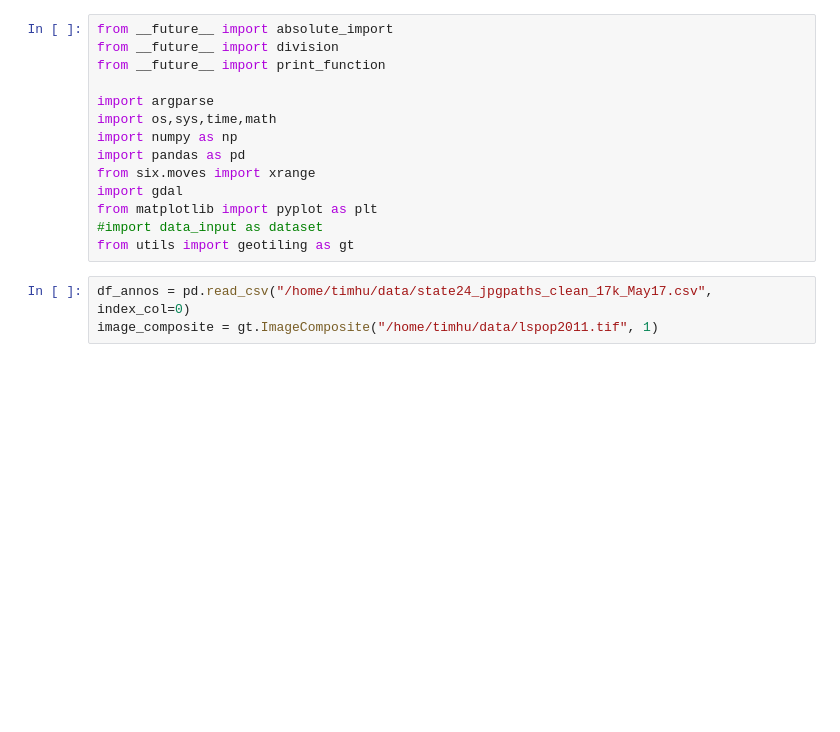
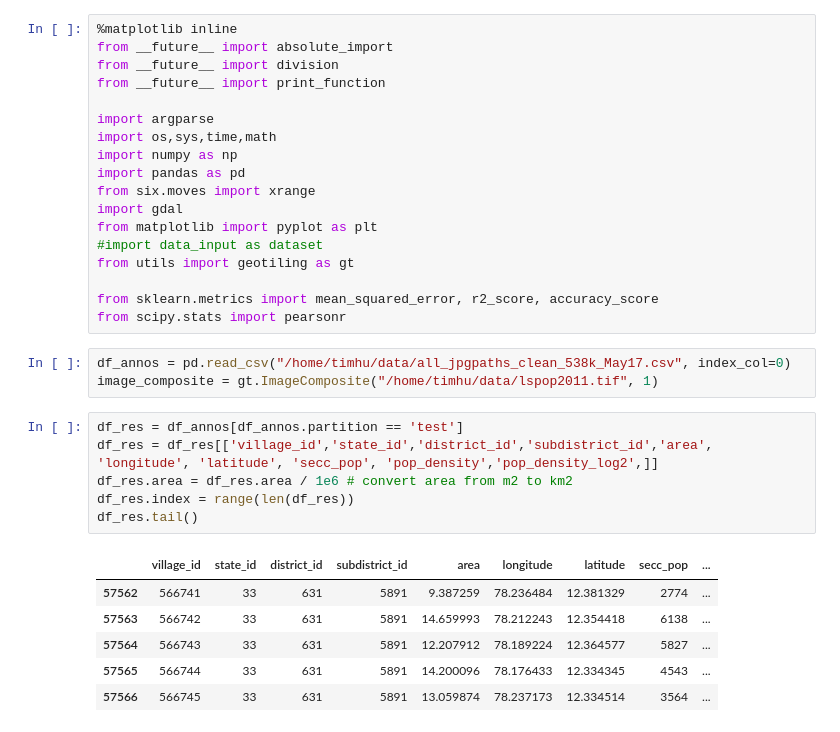
Before and after one commit to huwenjie333/cnn-population-mapping, a Jupyter notebook: code/LandScan_comparison.ipynb, the cells around one changed output. Drawn from its saved outputs; the diff is of its cells as text; blank space fills up the shorter version.

```diff
--- a/code/LandScan_comparison.ipynb
+++ b/code/LandScan_comparison.ipynb
@@ -1,4 +1,5 @@
 # %%
+%matplotlib inline
 from __future__ import absolute_import
 from __future__ import division
 from __future__ import print_function
@@ -12,6 +13,22 @@ import gdal
 from matplotlib import pyplot as plt
 #import data_input as dataset
 from utils import geotiling as gt
+
+from sklearn.metrics import mean_squared_error, r2_score, accuracy_score
+from scipy.stats import pearsonr
 # %%
-df_annos = pd.read_csv("/home/timhu/data/state24_jpgpaths_clean_17k_May17.csv", index_col=0)
+df_annos = pd.read_csv("/home/timhu/data/all_jpgpaths_clean_538k_May17.csv", index_col=0)
 image_composite = gt.ImageComposite("/home/timhu/data/lspop2011.tif", 1)
+# %%
+df_res = df_annos[df_annos.partition == 'test']
+df_res = df_res[['village_id','state_id','district_id','subdistrict_id','area', 'longitude', 'latitude', 'secc_pop', 'pop_density','pop_density_log2',]]
+df_res.area = df_res.area / 1e6 # convert area from m2 to km2
+df_res.index = range(len(df_res))
+df_res.tail()
+# %% [output]
+|  | village_id | state_id | district_id | subdistrict_id | area | longitude | latitude | secc_pop | ... |
+| 57562 | 566741 | 33 | 631 | 5891 | 9.387259 | 78.236484 | 12.381329 | 2774 | ... |
+| 57563 | 566742 | 33 | 631 | 5891 | 14.659993 | 78.212243 | 12.354418 | 6138 | ... |
+| 57564 | 566743 | 33 | 631 | 5891 | 12.207912 | 78.189224 | 12.364577 | 5827 | ... |
+| 57565 | 566744 | 33 | 631 | 5891 | 14.200096 | 78.176433 | 12.334345 | 4543 | ... |
+| 57566 | 566745 | 33 | 631 | 5891 | 13.059874 | 78.237173 | 12.334514 | 3564 | ... |
```
Also changed, not shown: parts of 15 cells of this notebook.
